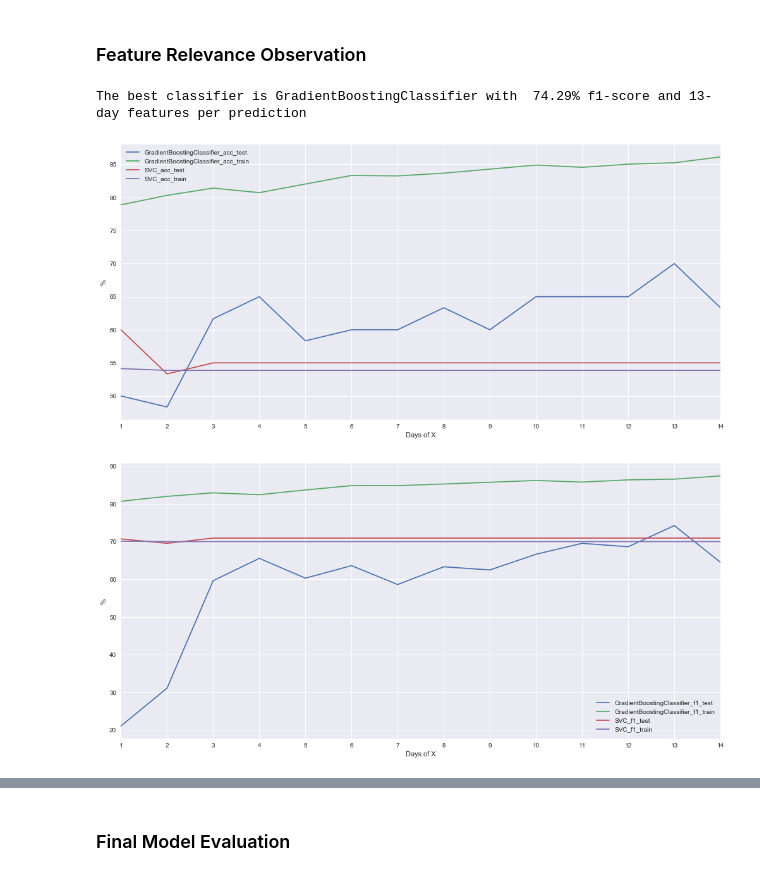
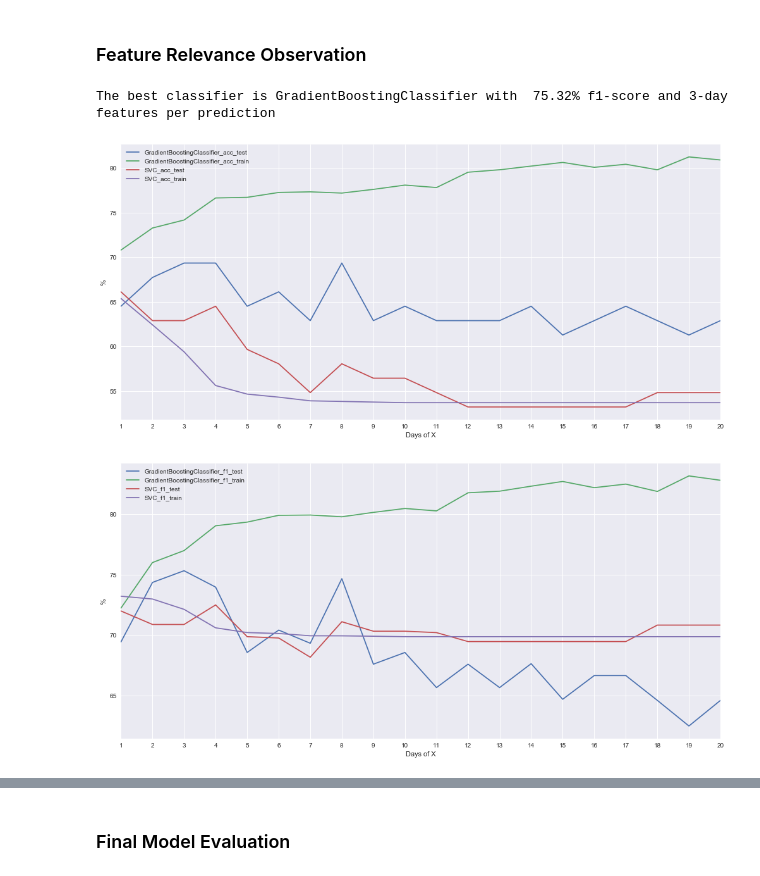
Before and after one commit to Mincent/capstone, a Jupyter notebook: report.ipynb, the cells around one changed output, grey strips where cells are left out. Saved outputs shown, nothing was run; the diff lists cells and outputs as text; code cells hidden in the pictures.

```diff
--- a/report.ipynb
+++ b/report.ipynb
@@ -737,12 +783,13 @@ import sklearn.exceptions
 warnings.filterwarnings('ignore', category = sklearn.exceptions.UndefinedMetricWarning)
 # %%
 feature_base = ['Open', 'High', 'Low', 'Close', 'Volume'         ]
-feature_vec  = ['Open_Close'                                     ]
-feature_next = ['Open_next', 'Open_Open_next', 'Close_Open_next' ]
-feature_stat = ['RSI6', 'C2M', 'MACD', 'Boll_u', 'Boll', 'Boll_l']
+feature_vec  = ['Open_Close', 'Open_pre_Close', 'Close_pre_Close']
+feature_next = ['Open_next', 'Open_Open_next', 'Close_Open_next', 'Open_Open_next_up', 'Close_Open_next_up']
+feature_stat = ['RSI6', 'RSI12', 'WR6', 'WR10', 'C2M', 'MACD', 'Boll_u', 'Boll', 'Boll_l']
 feature_all  = feature_base + feature_vec + feature_next + feature_stat
 label        =  'Close_Close_next_up'
 random_state = random_state
+fbeta        = 'f' + str(beta)
 
 def plot_day(score, sels = ['acc', '_f'], size = Page_size):
     for sel in list(sels):
@@ -751,7 +798,7 @@ def plot_day(score, sels = ['acc', '_f'], size = Page_size):
         plt.xlabel( 'Days of X')
 
 def score_day(feature_days_max = day_range_Max, feature = feature_all, label = label, train_test_split = date_split,
-              X = X, y = y,              beta = beta, random_state = random_state, scorer = 'f' + str(beta), size = Page_size):
+              X = X, y = y,              beta = beta, random_state = random_state, scorer = fbeta, size = Page_size, output = 1):
     results,    scores = {} , {}
     best     = {scorer: 0}
 #     print "Train: {} ~ {}; Test {} ~ {}".format(y_train.index[0], y_train.index[-1], y_test.index[0], y_test.index[-1])
@@ -773,13 +820,14 @@ def score_day(feature_days_max = day_range_Max, feature = feature_all, label = l
                 if 0 <= l.find (  scorer + '_test') and s > best[scorer]:
                     best.update({ scorer  :             s ,
                                  'clf'    :           clf ,
-                                 'feature':        feature,
-                                 'days'   :        days   ,
+                                 'feature':       feature ,
+                                 'days'   :          days ,
                                  'Xy'     :     {'X_train': X_train, 'y_train': y_train, 'X_test': X_test, 'y_test': y_test},
                                 })
-    print 'The best classifier is {} with {:6.2f}% {}-score and {}-day features per prediction'.format(
-                                 ClassName(best['clf']), 100*best[scorer], scorer, best['days'])
-    plot_day(pd.DataFrame(scores), size = size)
+    if  output:
+        print 'The best classifier is {} with {:6.2f}% {}-score and {}-day features per prediction'.format(
+                                     ClassName(best['clf']), 100*best[scorer], scorer, best['days'])
+        plot_day(pd.DataFrame(scores), size = size)
     return best
 # %%
 best_feature          = score_day(X = X, y = y, size = Page_size/2,
@@ -904,27 +910,34 @@ def clfTimeGrid(         clf , parameters,
 # %%
 best_feature          = score_day(X = X, y = y,
-     feature_days_max = 14
-   , feature          = [
-                         'Open'           ,
-                         'High'           ,
-                         'Low'            ,
-                         'Close'          ,
-                         'Volume'         ,
-#                          'Open_Close'     ,
-                         'Open_next'      ,
-                         'Open_Open_next' ,
-                         'Close_Open_next',
-#                          'RSI6'           ,
-#                          'C2M'            ,
-#                          'MACD'           ,
-#                          'Boll_u'         ,
-#                          'Boll'           ,
-#                          'Boll_l'         ,
+     feature_days_max = 20,
+     feature          = [
+#                          'Open'              ,
+#                          'High'              ,
+#                          'Low'               ,
+#                          'Close'             ,
+#                          'Volume'            ,
+#                          'Open_Close'        ,
+#                          'Open_pre_Close'    ,
+#                          'Close_pre_Close'   ,
+#                          'Open_next'         ,
+#                          'Open_Open_next'    ,
+                         'Close_Open_next'   ,
+#                          'Open_Open_next_up' ,
+#                          'Close_Open_next_up',
+#                          'RSI6'              ,
+#                          'RSI12'             ,
+#                          'WR6'               ,
+#                          'WR10'              ,
+#                          'C2M'               ,
+#                          'MACD'              ,
+#                          'Boll_u'            ,
+#                          'Boll'              ,
+#                          'Boll_l'            ,
                          ])
 # %% [output]
-The best classifier is GradientBoostingClassifier with  74.29% f1-score and 13-day features per prediction
+The best classifier is GradientBoostingClassifier with  75.32% f1-score and 3-day features per prediction
-[figure, old version]
+[figure, new version]
-[figure, old version]
+[figure, new version]
 # %%
 feature_importances_default = feature_importances(best_feature['feature'],
                                                   best_feature['clf'    ])
```
Also changed, not shown: parts of 31 cells of this notebook, 1 other file.
